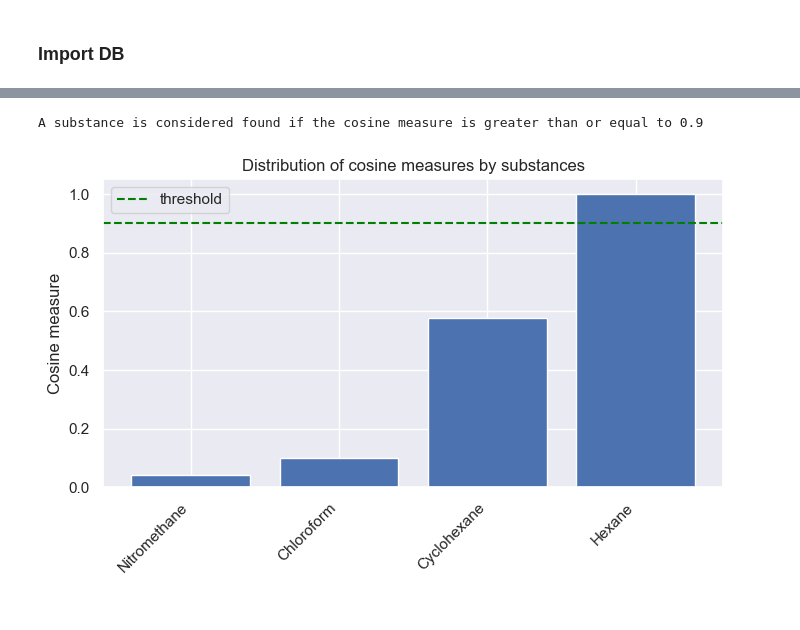
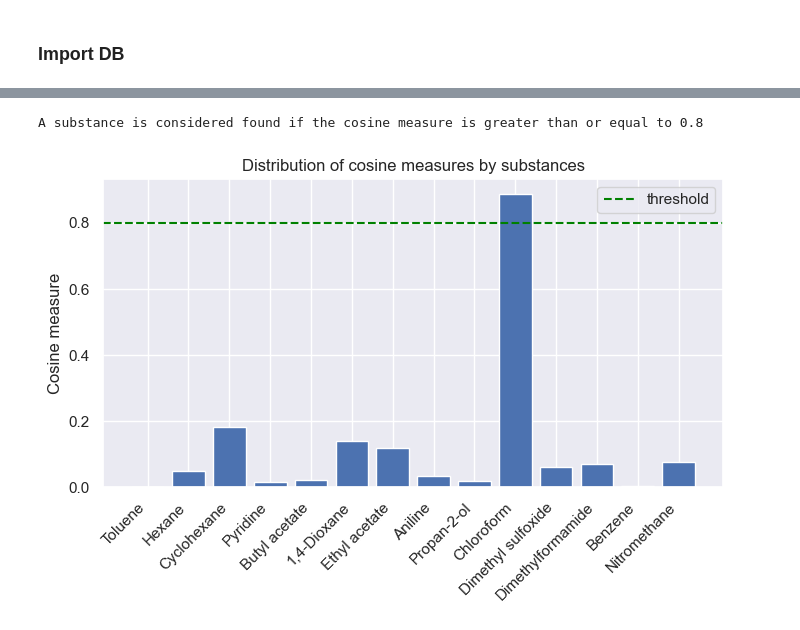
Before and after one commit to avsakharov/mass-spectrometry, a Jupyter notebook: detect_substance_trap.ipynb, the cells around one changed output, grey strips where cells are left out. Cells and saved outputs as stored; diff of their text form; code cells hidden in the pictures.

Commit message:
Add background subtraction

```diff
--- a/detect_substance_trap.ipynb
+++ b/detect_substance_trap.ipynb
@@ -12,7 +13,7 @@ import matplotlib.pyplot as plt
 db_path = 'results/database_trap'
 file_list = os.listdir(db_path)  # A list of all the files in the folder
 
-spectra = []
+spectra_db = []
 for file in file_list:
     if file.endswith('.txt'):
         file_path = os.path.join(db_path, file)
@@ -23,7 +24,7 @@ for file in file_list:
                 key, value = line.strip().split(': ')
                 if key in ['mz', 'intensities']:
                     value = [float(v) for v in value[1:-1].split(', ')]
-                elif key in ['id', 'array length']:
+                elif key in ['array_length']:
                     value = int(value)
                 else:
                     value = value
@@ -31,11 +32,8 @@ for file in file_list:
 
             mz = file_data.pop('mz')
             intensities = file_data.pop('intensities')
-            substance_name = file_data.pop('substance name')
+            substance_name = file_data.pop('substance_name')
 
             # Создание объекта Spectrum
             spectrum = Spectrum(mz, intensities, substance_name, **file_data)
-            spectra.append(spectrum)
-
-for spectrum in spectra:
-    spectrum.barplot()
+            spectra_db.append(spectrum)
@@ -53,0 +87,13 @@ Test_spectrum: Hexane
+# %%
+file_path = 'data/database_trap/background/Background.mzml'
+ms_data = mzml.read(file_path)
+spectrum_bg = list(ms_data)[0]
+mz = spectrum_bg.pop('m/z array')
+intensities = spectrum_bg.pop('intensity array')
+metadata = {}
+substance_name = 'Air'
+spectrum_bg = Spectrum(mz, intensities, substance_name, **metadata)  # Create a Spectrum object
+spectrum_bg.resample(step) # Changing the sampling step
+
+print("Background spectrum obtained on the Trap:")
+print(vars(spectrum_bg))
@@ -54 +120,7 @@ Test_spectrum: Hexane
+# %%
+threshold = 0.001
+for spectrum in spectra_test:
+    spectrum.background_subtraction(spectrum_bg)  # Subtract the background spectrum from the database spectrum
+    spectrum.normalize()  # Min-max normalization
+    spectrum.apply_threshold(threshold) # Cutting off values below the threshold
 # %% [markdown]
@@ -56,7 +128,13 @@ Test_spectrum: Hexane
 # %%
-cos_measures = test_spectrum.cosine_measures_list(spectra)
+test_spectrum = None
+for spectrum in spectra_test:
+    if spectrum.metadata.get('file_name') == 'Chloroform':
+        test_spectrum = spectrum
+        break
+
+cos_measures = test_spectrum.cosine_measures_list(spectra_db)
 
 # Results output
 for measure in cos_measures:
-    print(f"id: {measure['id']}, substance: {measure['substance_name']}, cosine measure: {measure['cm']:.4f}")
+    print(f"substance_name: {measure['substance_name']}, cosine_measure: {measure['cm']:.4f}")
 # %% [output]
@@ -67,18 +155,18 @@ id: 4, substance: Hexane, cosine measure: 1.0000
 # %%
-threshold = 0.9
+threshold = 0.8
 names = [cos_measure['substance_name'] for cos_measure in cos_measures]
 cms = [cos_measure['cm'] for cos_measure in cos_measures]
 
 print(f'A substance is considered found if the cosine measure is greater than or equal to {threshold}')
 
 plt.figure(figsize=(8,4))
 plt.bar(range(len(cos_measures)), cms)
 plt.axhline(y=threshold, color='green', linestyle='--', label='threshold')
 plt.xticks(range(len(cos_measures)), names, rotation=45, ha='right')
 plt.ylabel('Cosine measure')
 plt.title('Distribution of cosine measures by substances')
 plt.legend()
 plt.show()
 # %% [output]
-A substance is considered found if the cosine measure is greater than or equal to 0.9
+A substance is considered found if the cosine measure is greater than or equal to 0.8
-[figure, old version]
+[figure, new version]
```
Also changed, not shown: parts of 9 cells of this notebook, 45 other files.
